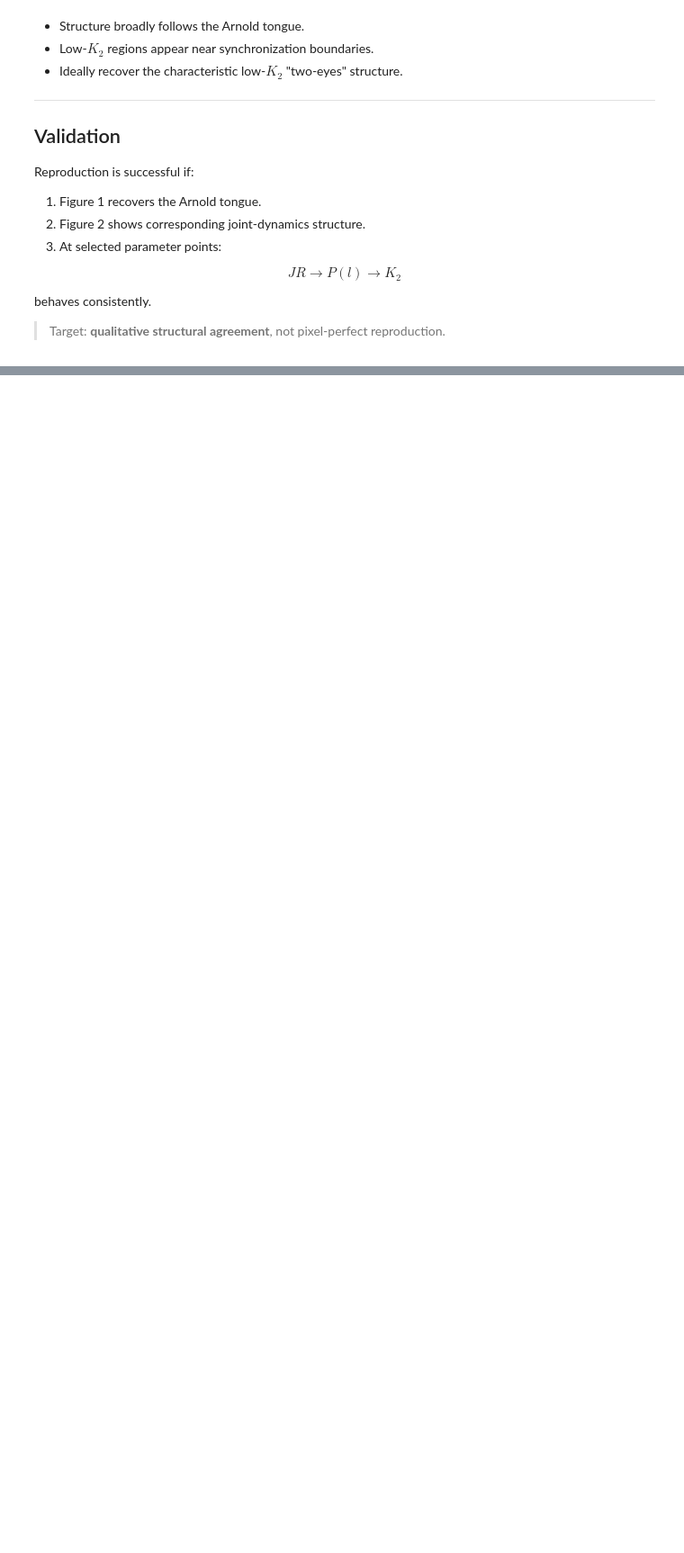
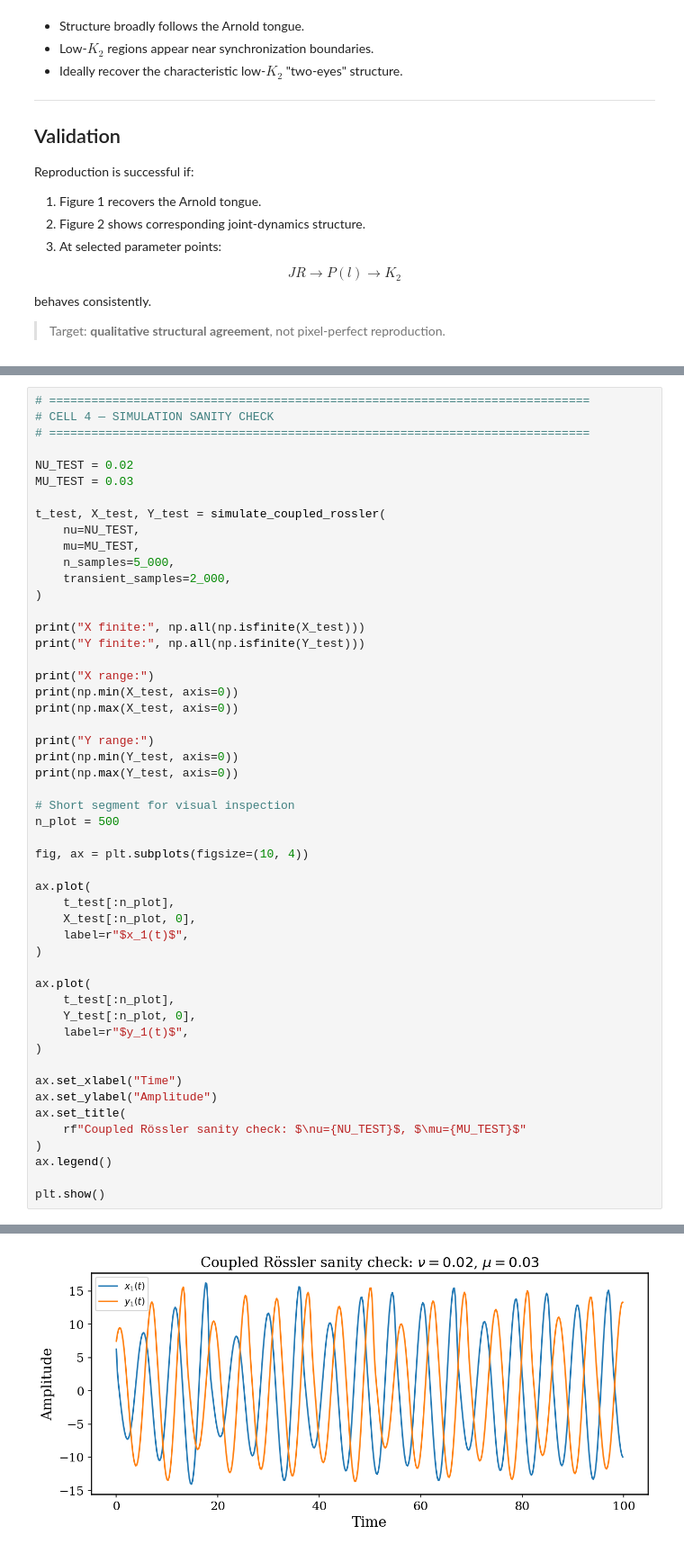
Before and after one commit to Vutu2003/Nonlinear-Time-Series-Analysis, a Jupyter notebook: paper_replications/Romano_2004_Multivariate_Recurrence_Plot.ipynb, the cells around one changed output, grey strips where cells are left out. Shown at 90% size. Cells and saved outputs as stored; diff of their text form; blank space fills up the shorter version.

```diff
--- a/paper_replications/Romano_2004_Multivariate_Recurrence_Plot.ipynb
+++ b/paper_replications/Romano_2004_Multivariate_Recurrence_Plot.ipynb
@@ -103,0 +299,52 @@ behaves consistently.
+# %%
+# =============================================================================
+# CELL 4 — SIMULATION SANITY CHECK
+# =============================================================================
+
+NU_TEST = 0.02
+MU_TEST = 0.03
+
+t_test, X_test, Y_test = simulate_coupled_rossler(
+    nu=NU_TEST,
+    mu=MU_TEST,
+    n_samples=5_000,
+    transient_samples=2_000,
+)
+
+print("X finite:", np.all(np.isfinite(X_test)))
+print("Y finite:", np.all(np.isfinite(Y_test)))
+
+print("X range:")
+print(np.min(X_test, axis=0))
+print(np.max(X_test, axis=0))
+
+print("Y range:")
+print(np.min(Y_test, axis=0))
+print(np.max(Y_test, axis=0))
+
+# Short segment for visual inspection
+n_plot = 500
+
+fig, ax = plt.subplots(figsize=(10, 4))
+
+ax.plot(
+    t_test[:n_plot],
+    X_test[:n_plot, 0],
+    label=r"$x_1(t)$",
+)
+
+ax.plot(
+    t_test[:n_plot],
+    Y_test[:n_plot, 0],
+    label=r"$y_1(t)$",
+)
+
+ax.set_xlabel("Time")
+ax.set_ylabel("Amplitude")
+ax.set_title(
+    rf"Coupled Rössler sanity check: $\nu={NU_TEST}$, $\mu={MU_TEST}$"
+)
+ax.legend()
+
+plt.show()
+# %% [output]
@@ -103,0 +359 @@ behaves consistently.
+[figure, added]
```
Also changed, not shown: parts of 8 cells of this notebook.
